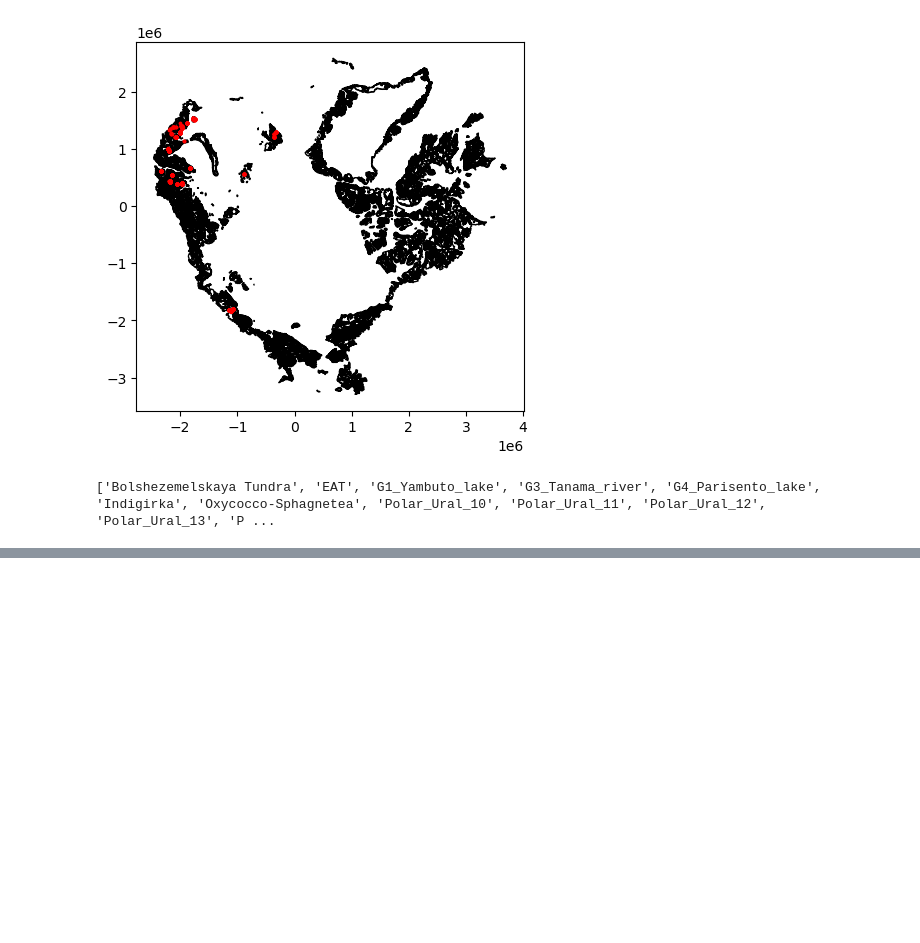
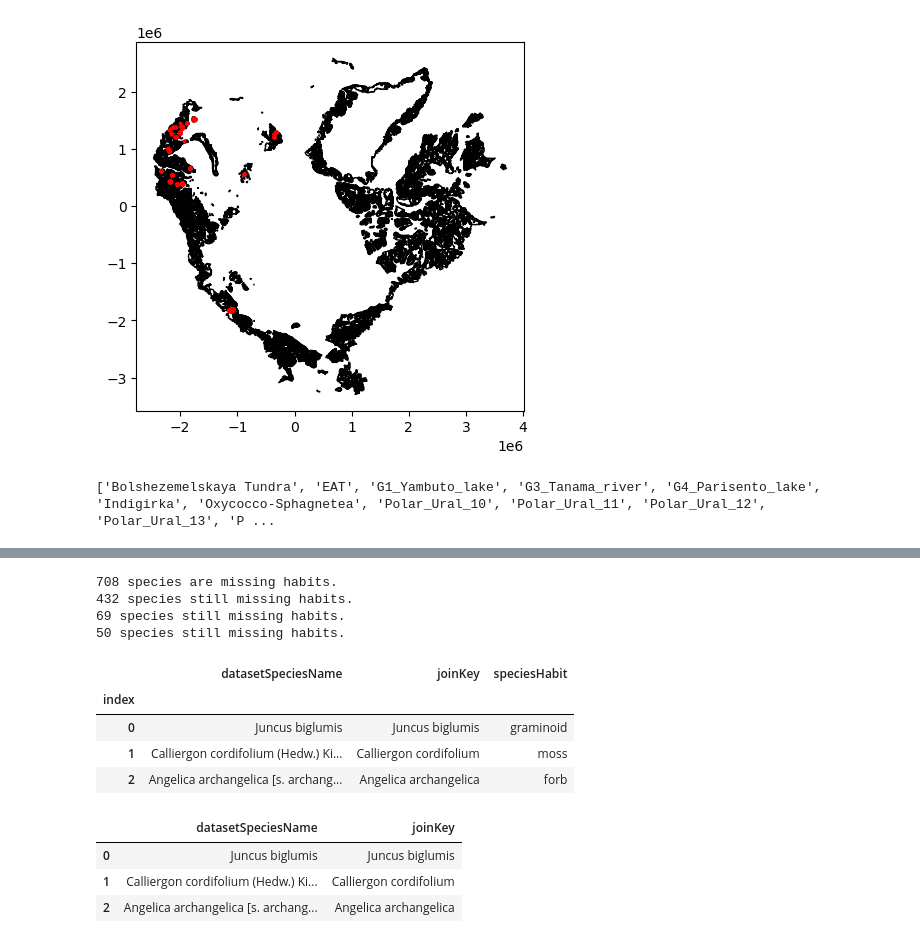
Before and after one commit to climatemodeling/pavc, a Jupyter notebook: rava/standardize_rava.ipynb, the cells around one changed output, grey strips where cells are left out. Cells and saved outputs as stored; diff of their text form; code cells hidden in the pictures; blank space fills up the shorter version.

```diff
--- a/rava/standardize_rava.ipynb
+++ b/rava/standardize_rava.ipynb
@@ -333,0 +369,29 @@ nonfoliar_fcover.drop(columns=etc, inplace=True)
+# %%
+# get first 2 words (genus-species) from checklist accepted name and data species name
+checklist_df['joinKey'] = checklist_df['checklistSpeciesName'].apply(spf.get_substrings)
+species_names_df['joinKey'] = species_names_df['datasetSpeciesName'].apply(spf.get_substrings)
+habits = spf.join_to_checklist(unique_species=species_names_df,
+                               checklist=checklist_df,
+                               u_name='datasetSpeciesName',
+                               c_unofficial_name='checklistSpeciesName',
+                               c_official_name='nameAccepted',
+                               mapping_name='joinKey',
+                               habit='speciesHabit')
+habits.head(3)
+# %% [output]
+708 species are missing habits.
+432 species still missing habits.
+69 species still missing habits.
+50 species still missing habits.
+|  | datasetSpeciesName | joinKey | speciesHabit |
+| index |  |  |  |
+| 0 | Juncus biglumis | Juncus biglumis | graminoid |
+| 1 | Calliergon cordifolium (Hedw.) Ki... | Calliergon cordifolium | moss |
+| 2 | Angelica archangelica [s. archang... | Angelica archangelica | forb |
+# %%
+species_names_df.head(3)
+# %% [output]
+|  | datasetSpeciesName | joinKey |
+| 0 | Juncus biglumis | Juncus biglumis |
+| 1 | Calliergon cordifolium (Hedw.) Ki... | Calliergon cordifolium |
+| 2 | Angelica archangelica [s. archang... | Angelica archangelica |
```
Also changed, not shown: parts of 37 cells of this notebook, 1 other file.
